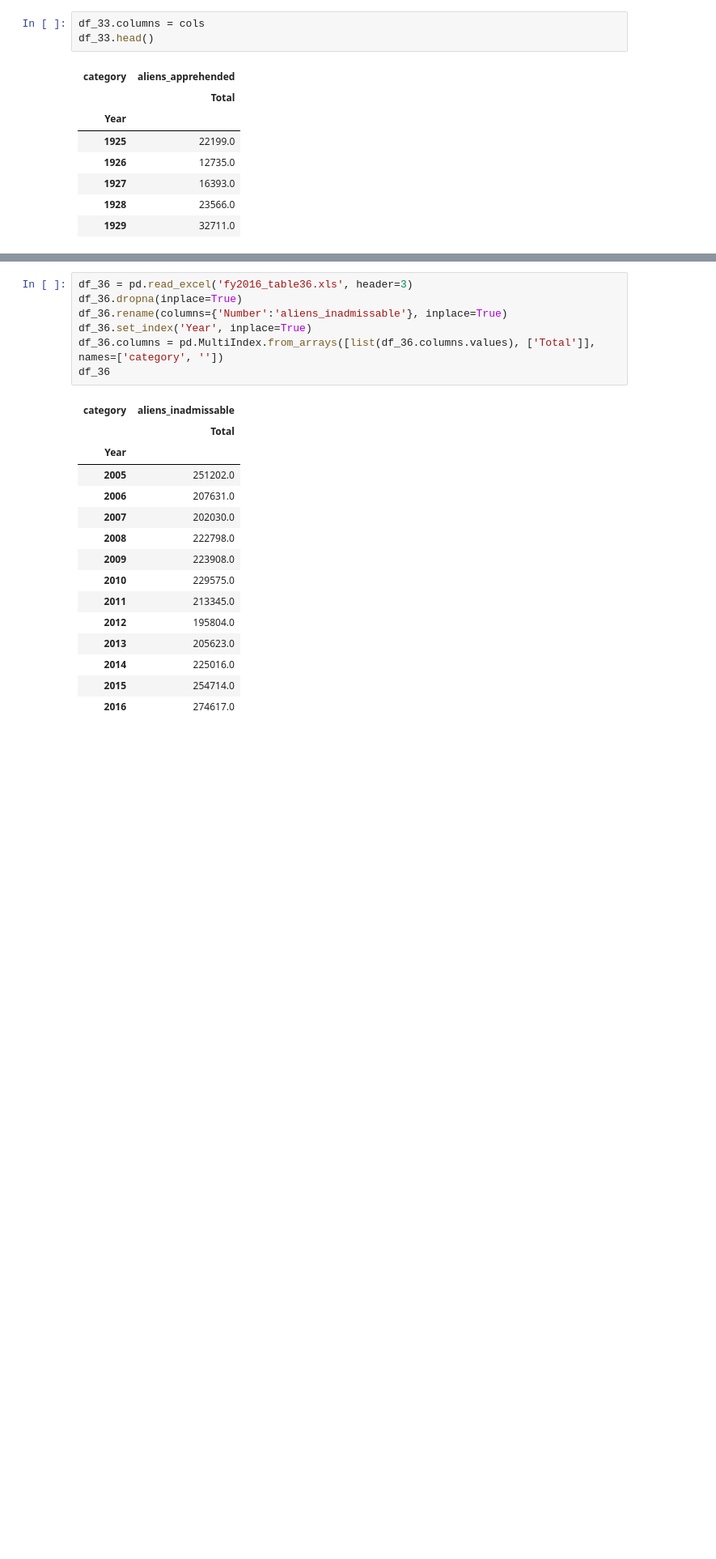
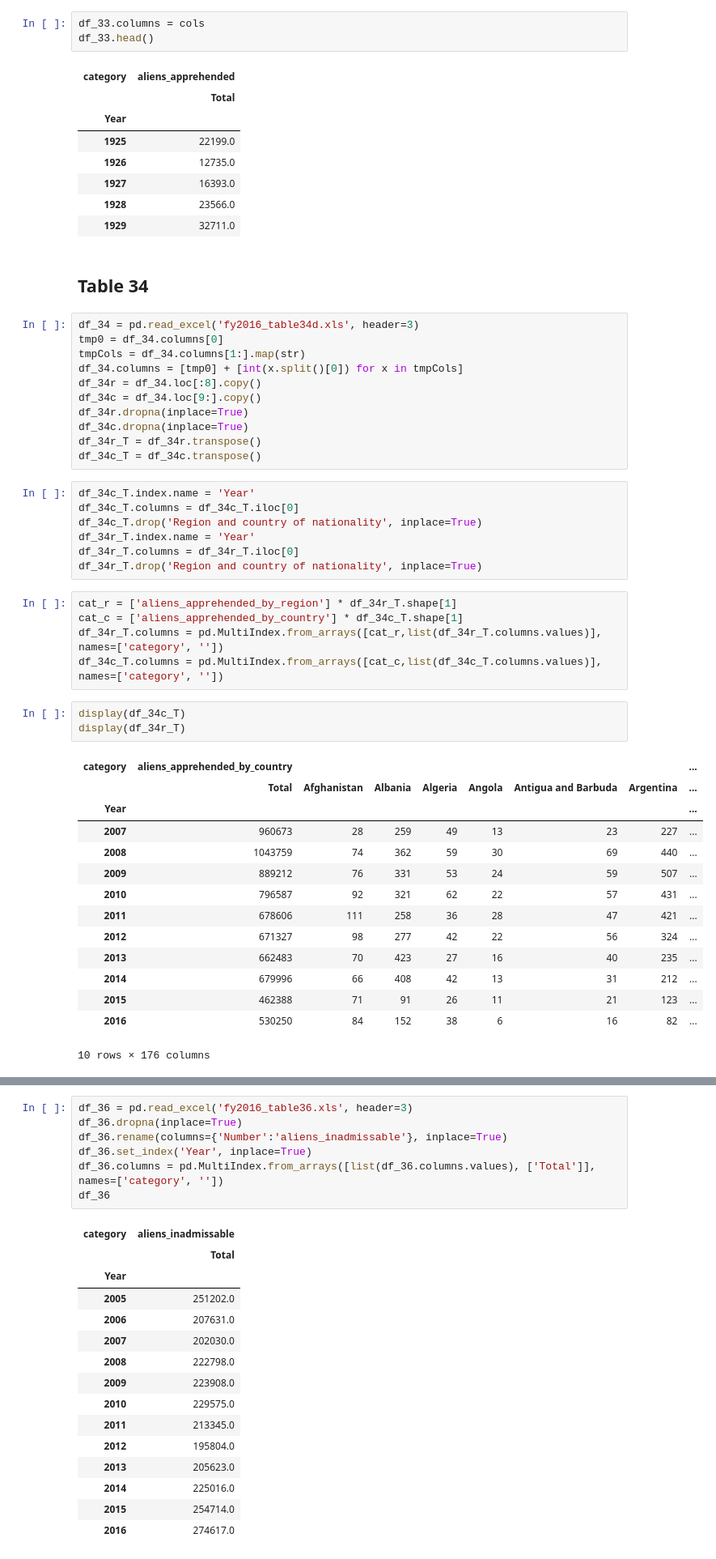
Before and after one commit to MattTriano/data_preprocess, a Jupyter notebook: imm_enforcement/Immigration_Enforcement_preprocessor.ipynb, the cells around one changed output, grey strips where cells are left out. Shown at 81% size. Saved outputs shown, nothing was run; the diff lists cells and outputs as text; blank space fills up the shorter version.

Commit message:
processed more tables, did some refactoring

```diff
--- a/imm_enforcement/Immigration_Enforcement_preprocessor.ipynb
+++ b/imm_enforcement/Immigration_Enforcement_preprocessor.ipynb
@@ -188,3 +220,46 @@ df_33.head()
 | 1927 | 16393.0 |
 | 1928 | 23566.0 |
 | 1929 | 32711.0 |
+# %% [markdown]
+## Table 34
+# %%
+df_34 = pd.read_excel('fy2016_table34d.xls', header=3)
+tmp0 = df_34.columns[0]
+tmpCols = df_34.columns[1:].map(str)
+df_34.columns = [tmp0] + [int(x.split()[0]) for x in tmpCols]
+df_34r = df_34.loc[:8].copy()
+df_34c = df_34.loc[9:].copy()
+df_34r.dropna(inplace=True)
+df_34c.dropna(inplace=True)
+df_34r_T = df_34r.transpose()
+df_34c_T = df_34c.transpose()
+# %%
+df_34c_T.index.name = 'Year'
+df_34c_T.columns = df_34c_T.iloc[0]
+df_34c_T.drop('Region and country of nationality', inplace=True)
+df_34r_T.index.name = 'Year'
+df_34r_T.columns = df_34r_T.iloc[0]
+df_34r_T.drop('Region and country of nationality', inplace=True)
+# %%
+cat_r = ['aliens_apprehended_by_region'] * df_34r_T.shape[1]
+cat_c = ['aliens_apprehended_by_country'] * df_34c_T.shape[1]
+df_34r_T.columns = pd.MultiIndex.from_arrays([cat_r,list(df_34r_T.columns.values)], names=['category', ''])
+df_34c_T.columns = pd.MultiIndex.from_arrays([cat_c,list(df_34c_T.columns.values)], names=['category', ''])
+# %%
+display(df_34c_T)
+display(df_34r_T)
+# %% [output]
+| category | aliens_apprehended_by_country |  |  |  |  |  |  | ... |
+|  | Total | Afghanistan | Albania | Algeria | Angola | Antigua and Barbuda | Argentina | ... |
+| Year |  |  |  |  |  |  |  | ... |
+| 2007 | 960673 | 28 | 259 | 49 | 13 | 23 | 227 | ... |
+| 2008 | 1043759 | 74 | 362 | 59 | 30 | 69 | 440 | ... |
+| 2009 | 889212 | 76 | 331 | 53 | 24 | 59 | 507 | ... |
+| 2010 | 796587 | 92 | 321 | 62 | 22 | 57 | 431 | ... |
+| 2011 | 678606 | 111 | 258 | 36 | 28 | 47 | 421 | ... |
+| 2012 | 671327 | 98 | 277 | 42 | 22 | 56 | 324 | ... |
+| 2013 | 662483 | 70 | 423 | 27 | 16 | 40 | 235 | ... |
+| 2014 | 679996 | 66 | 408 | 42 | 13 | 31 | 212 | ... |
+| 2015 | 462388 | 71 | 91 | 26 | 11 | 21 | 123 | ... |
+| 2016 | 530250 | 84 | 152 | 38 | 6 | 16 | 82 | ... |
+10 rows × 176 columns
```
Also changed, not shown: parts of 30 cells of this notebook.
